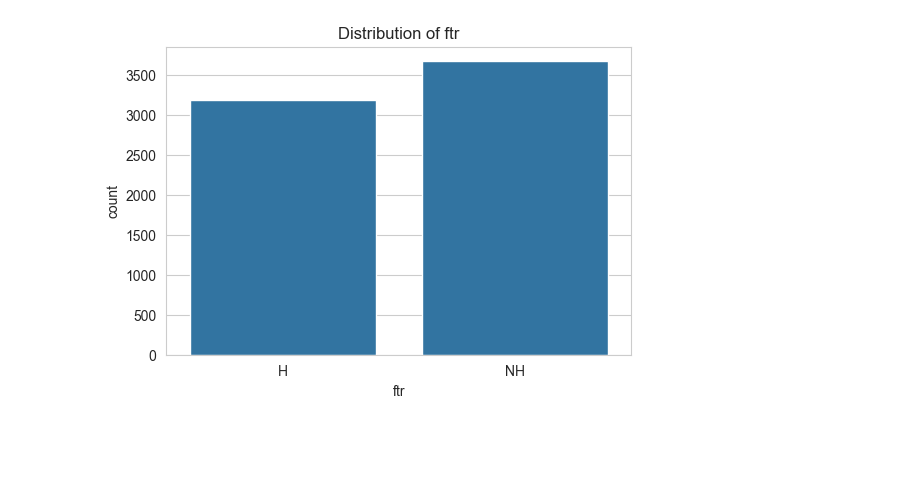
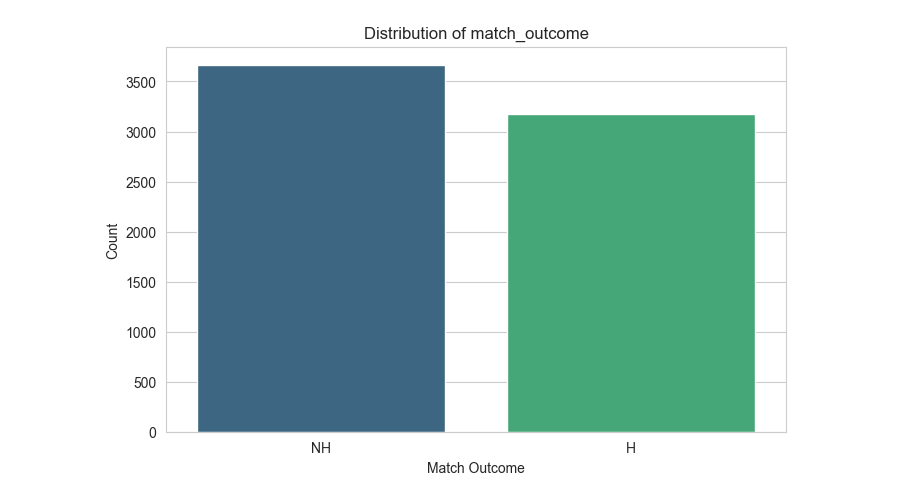
Before and after one commit to springboardmentor345a-create/Projects_2, a Jupyter notebook: notebooks/Match_Winner_Pipeline.ipynb, the cells around one changed output. Cells and saved outputs as stored; diff of their text form; code cells hidden in the pictures; blank space fills up the shorter version.

```diff
--- a/notebooks/Match_Winner_Pipeline.ipynb
+++ b/notebooks/Match_Winner_Pipeline.ipynb
@@ -227,45 +353,79 @@ Columns: ['unnamed:_0', 'date', 'hometeam', 'awayteam', 'fthg', 'ftag', 'ftr', '
 # %%
-# Cell 3: Exploratory Data Analysis (EDA)
+# Cell 3: EDA
 # ==================================================
 
-def perform_eda(df, target_col='ftr'):
+def perform_eda(df, target_col):
     """
-    Perform EDA on match data.
+    Perform EDA on the dataset, focusing on a curated set of non-betting features.
     """
     print("\n" + "="*80)
-    print("EDA")
+    print("EXPLORATORY DATA ANALYSIS (EDA)")
     print("="*80)
 
-    # 1. Target Distribution
-    if target_col in df.columns:
-        print(f"\nTarget Distribution ({target_col}):")
-        # Use a temporary mapping for readable labels if target is not already string
-        if df[target_col].dtype != 'object':
-            # Assuming 0=Away/Draw, 1=Home Win based on common setups
-            # This is a placeholder; adjust if your encoding is different
-            temp_map = {0: 'NH', 1: 'H'}
-            target_labels = df[target_col].map(temp_map)
-        else:
-            target_labels = df[target_col]
+    # --- Target Distribution ---
+    df_eda = df.copy()
+    le = LabelEncoder()
 
-        print(target_labels.value_counts(normalize=True))
+    if target_col in df_eda.columns and df_eda[target_col].dtype == 'object':
+        df_eda[target_col] = le.fit_transform(df_eda[target_col])
+        print(f"Temporarily encoded '{target_col}' for visualization.")
 
-        plt.figure(figsize=(6, 4))
-        sns.countplot(x=target_labels)
-        plt.title(f'Distribution of {target_col}')
-        plt.show()
+    print(f"\nDistribution of Target Variable: '{target_col}'")
+    plt.figure(figsize=(8, 5))
+    sns.countplot(x=target_col, data=df, palette='viridis', order=df[target_col].value_counts().index)
+    plt.title(f'Distribution of {target_col}')
+    plt.xlabel('Match Outcome')
+    plt.ylabel('Count')
+    plt.show()
 
-    # 2. Correlation Matrix
-    numeric_df = df.select_dtypes(include=[np.number])
-    if not numeric_df.empty:
-        plt.figure(figsize=(12, 10))
-        correlation_matrix = numeric_df.corr()
-        sns.heatmap(correlation_matrix, annot=True, cmap='coolwarm', center=0, fmt='.2f')
-        plt.title('Feature Correlation Matrix')
-        plt.show()
+    # --- Correlation Matrix on a Curated Subset of Non-Betting Features ---
+    print("\nGenerating Correlation Matrix for a curated subset of non-betting features...")
 
-# Define target column
-target = 'ftr'
-perform_eda(df, target_col=target)
+    curated_features = [
+        # Key engineered features
+        'form_momentum', 'points_gap', 'home_attack_vs_away_defense',
+        'away_attack_vs_home_defense', 'recent_form_diff', 'home_consistency',
+        'home_goal_advantage', 'form_ratio', 'goal_efficiency_diff',
+        # Key original stats
+        'htgs', 'atgs', 'htgc', 'atgc', 'htformpts', 'atformpts',
+        # Target column
+        target_col
+    ]
+
+    # Filter to only features that actually exist in the dataframe
+    existing_curated_features = [f for f in curated_features if f in df_eda.columns]
+
+    if not existing_curated_features:
+        print("! Could not find any of the curated features for correlation analysis. Skipping heatmap.")
+        return
+
+    print(f"-> Plotting correlation for {len(existing_curated_features)} features.")
+
+    plt.figure(figsize=(16, 14))
+    corr_df = df_eda[existing_curated_features].copy()
+    corr_df.dropna(axis=1, how='all', inplace=True)
+
+    if corr_df.empty:
+        print("! All selected columns for correlation were empty. Skipping heatmap.")
+        return
+
+    corr_matrix = corr_df.corr()
+
+    sns.heatmap(
+        corr_matrix,
+        annot=True,
+        cmap='coolwarm',
+        fmt='.2f',
+        linewidths=0.5,
+        annot_kws={"size": 10}
+    )
+    plt.title('Correlation Matrix of Curated Non-Betting Features', fontsize=16)
+    plt.xticks(rotation=45, ha='right')
+    plt.yticks(rotation=0)
+    plt.tight_layout()
+    plt.show()
+
+# Perform EDA on the dataframe from the previous cell
+perform_eda(df, 'match_outcome')
 # %% [output]
 ================================================================================
@@ -280 +437 @@ Name: proportion, dtype: float64
-[figure, old version]
+[figure, new version]
```
Also changed, not shown: parts of 7 cells of this notebook, 31 other files.
